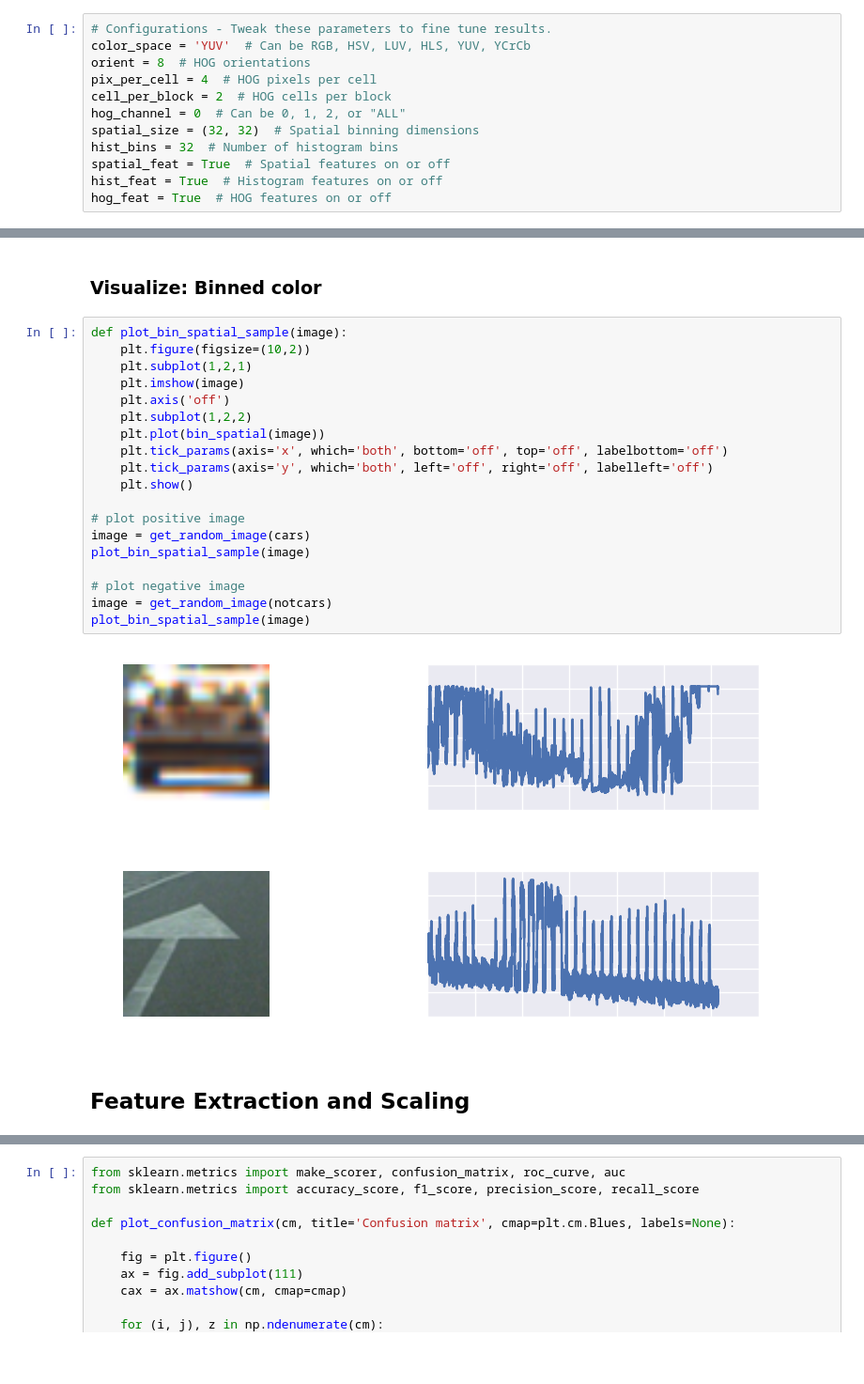
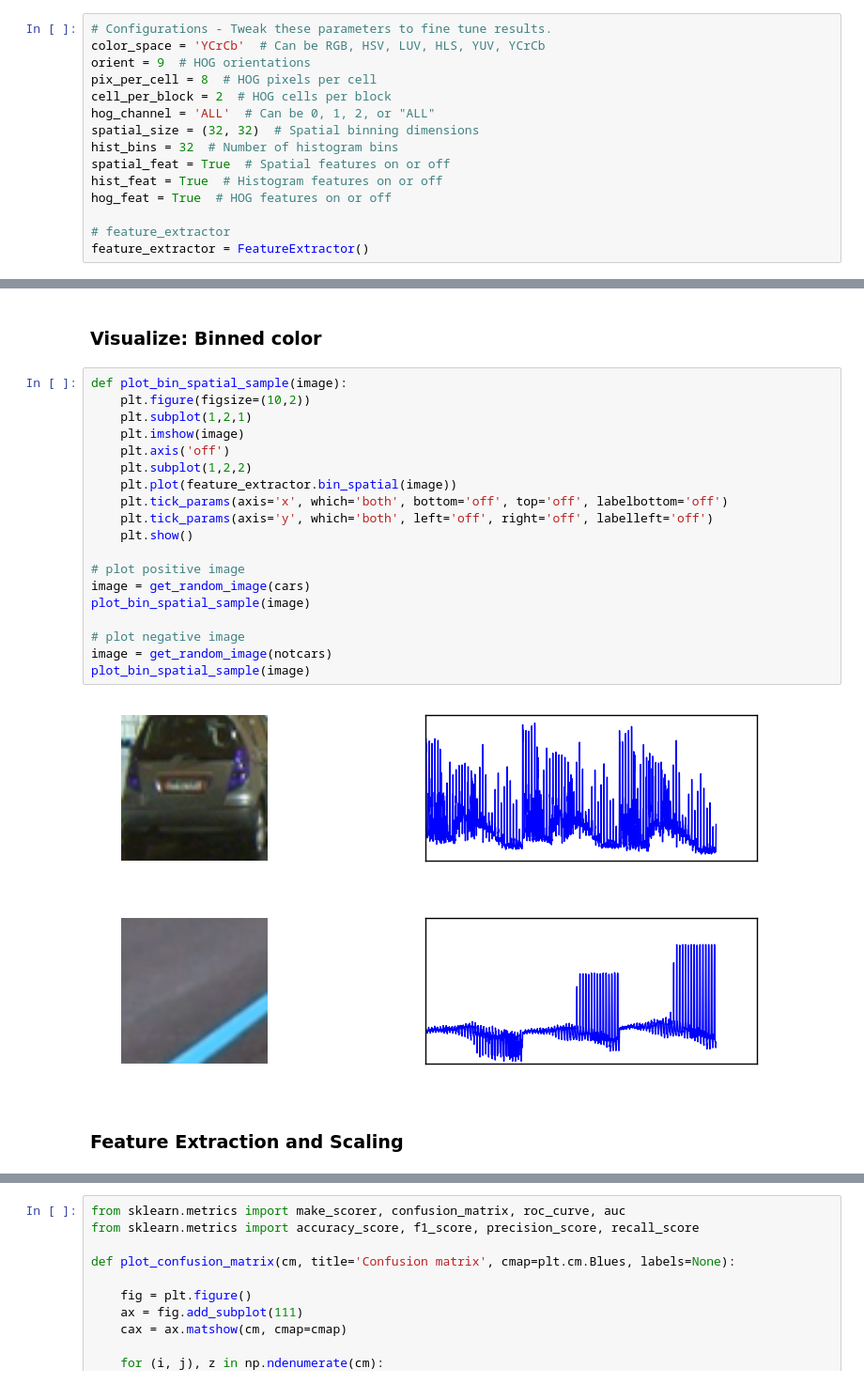
Before and after one commit to eliekawerk/udacity, a Jupyter notebook: Self-Driving Car Engineer Nanodegree/VehicleDetectionTracking-P5/notebooks/Train SVM Classifier.ipynb, the cells around one changed output, grey strips where cells are left out. Shown at 94% size. Drawn from its saved outputs; the diff is of its cells as text; blank space fills up the shorter version.

```diff
--- a/Self-Driving Car Engineer Nanodegree/VehicleDetectionTracking-P5/notebooks/Train SVM Classifier.ipynb
+++ b/Self-Driving Car Engineer Nanodegree/VehicleDetectionTracking-P5/notebooks/Train SVM Classifier.ipynb
@@ -21,12 +36,15 @@ reload(detect_track.feature_extractor); from detect_track.feature_extractor impo
 # %%
 # Configurations - Tweak these parameters to fine tune results.
-color_space = 'YUV'  # Can be RGB, HSV, LUV, HLS, YUV, YCrCb
-orient = 8  # HOG orientations
-pix_per_cell = 4  # HOG pixels per cell
+color_space = 'YCrCb'  # Can be RGB, HSV, LUV, HLS, YUV, YCrCb
+orient = 9  # HOG orientations
+pix_per_cell = 8  # HOG pixels per cell
 cell_per_block = 2  # HOG cells per block
-hog_channel = 0  # Can be 0, 1, 2, or "ALL"
+hog_channel = 'ALL'  # Can be 0, 1, 2, or "ALL"
 spatial_size = (32, 32)  # Spatial binning dimensions
 hist_bins = 32  # Number of histogram bins
 spatial_feat = True  # Spatial features on or off
 hist_feat = True  # Histogram features on or off
 hog_feat = True  # HOG features on or off
+
+# feature_extractor
+feature_extractor = FeatureExtractor()
@@ -151,25 +181,25 @@ plot_color_histogram_sample(image, yuv_image)
 # %%
 def plot_bin_spatial_sample(image):
     plt.figure(figsize=(10,2))
     plt.subplot(1,2,1)
     plt.imshow(image)
     plt.axis('off')
     plt.subplot(1,2,2)
-    plt.plot(bin_spatial(image))
+    plt.plot(feature_extractor.bin_spatial(image))
     plt.tick_params(axis='x', which='both', bottom='off', top='off', labelbottom='off')
     plt.tick_params(axis='y', which='both', left='off', right='off', labelleft='off')
     plt.show()
 
 # plot positive image
 image = get_random_image(cars)
 plot_bin_spatial_sample(image)
 
 # plot negative image
 image = get_random_image(notcars)
 plot_bin_spatial_sample(image)
 # %% [output]
-[figure, old version]
+[figure, new version]
-[figure, old version]
+[figure, new version]
 # %% [markdown]
-## Feature Extraction and Scaling
+### Feature Extraction and Scaling
 # %%
```
Also changed, not shown: parts of 38 cells of this notebook, 36 other files.
